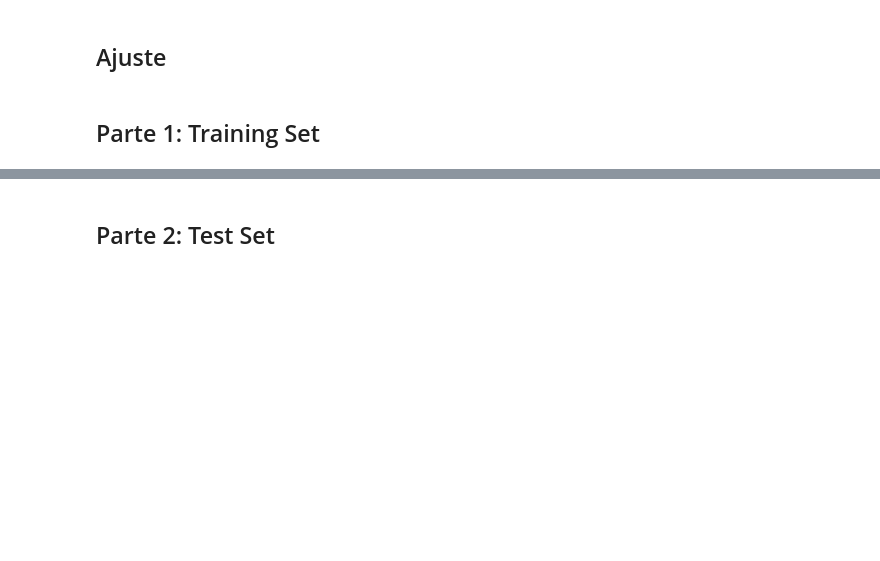
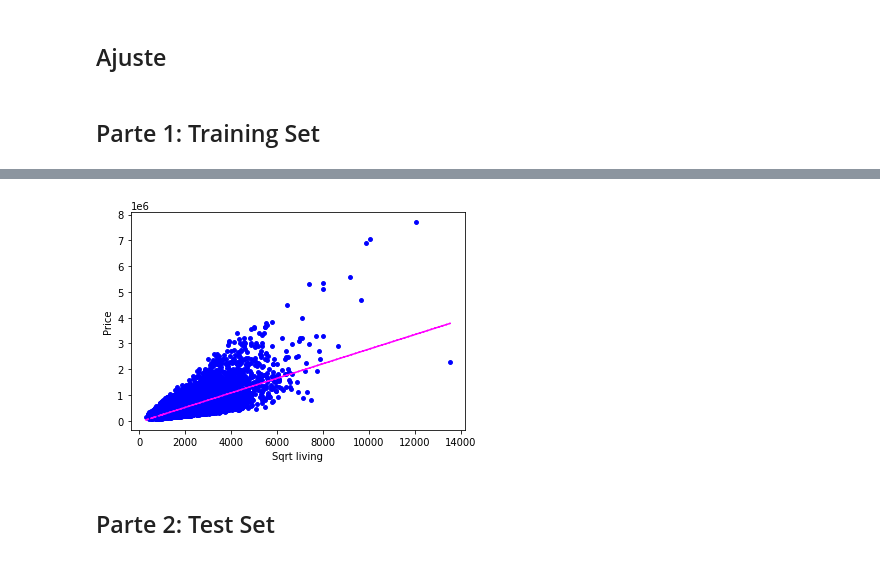
Before and after one commit to ojimenez-aeropost/AI-Cenfotec, a Jupyter notebook: posgrado-ai-master/Semana 1 - Regresion Lineal Simple/7-Practica-Semana-1.ipynb, the cells around one changed output, grey strips where cells are left out. Drawn from its saved outputs; the diff is of its cells as text; code cells hidden in the pictures; blank space fills up the shorter version.

```diff
--- a/posgrado-ai-master/Semana 1 - Regresion Lineal Simple/7-Practica-Semana-1.ipynb
+++ b/posgrado-ai-master/Semana 1 - Regresion Lineal Simple/7-Practica-Semana-1.ipynb
@@ -48,7 +82,20 @@ data.head()
 # %%
 # 5 [COMPLETE] (2pt)
 # despliegue con Matplotlib el trainig set y el modelo (funcion de regresion) sobre
 # los datos. Aplique el color magenta a la linea de regresion.
+plt.scatter(x_reshaped,y_reshaped, marker = ".", s = 60, c = "blue")
+plt.xlabel("Sqrt living")
+plt.ylabel("Price")
+
+# aqui estimamos la linea de regresion con unos parametros beta inventados.
+y_prima = model.predict(x_reshaped)
+
+# desplegamos el modelo que minimiza RSS
+plt.plot(x_reshaped, y_prima, 'r--', c = "magenta")
+
+plt.show()
+# %% [output]
+[figure, added]
 # %%
 # 6 [COMPLETE] (1pt)
 # calcule el MSE del training set
```
Also changed, not shown: parts of 4 cells of this notebook, 1 other file.
